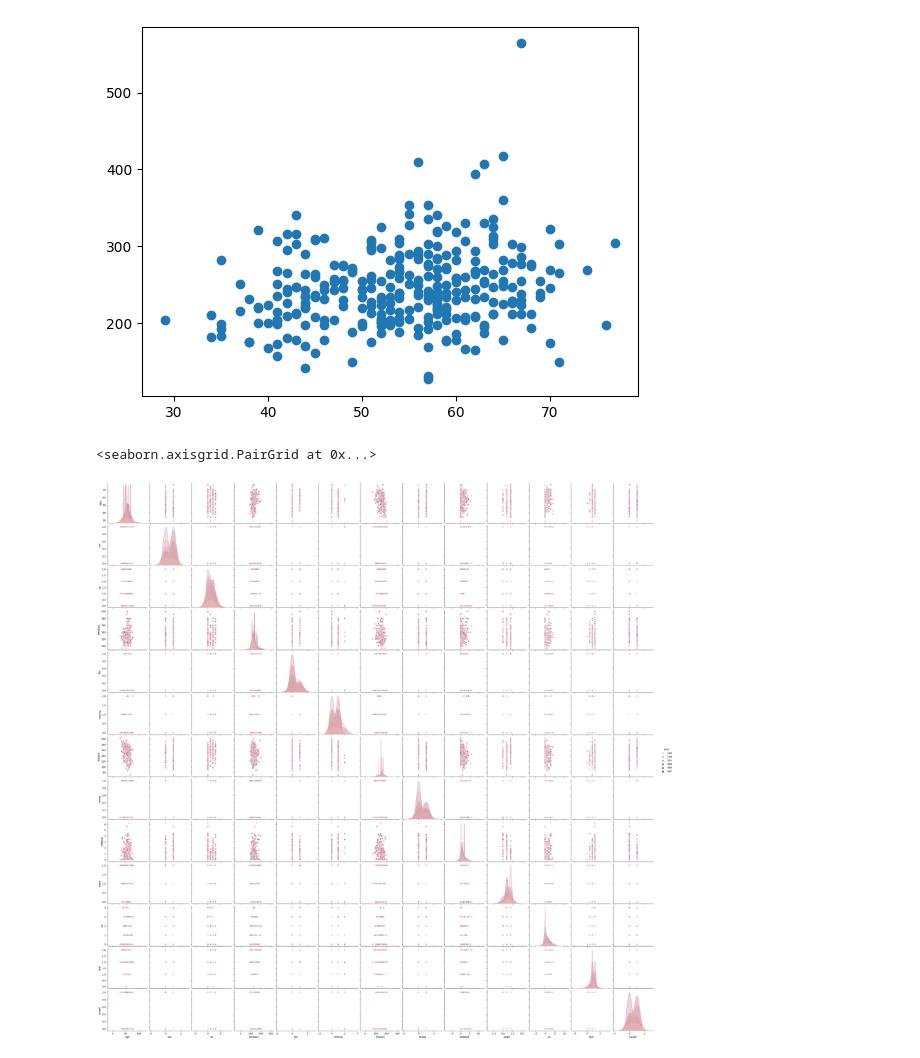
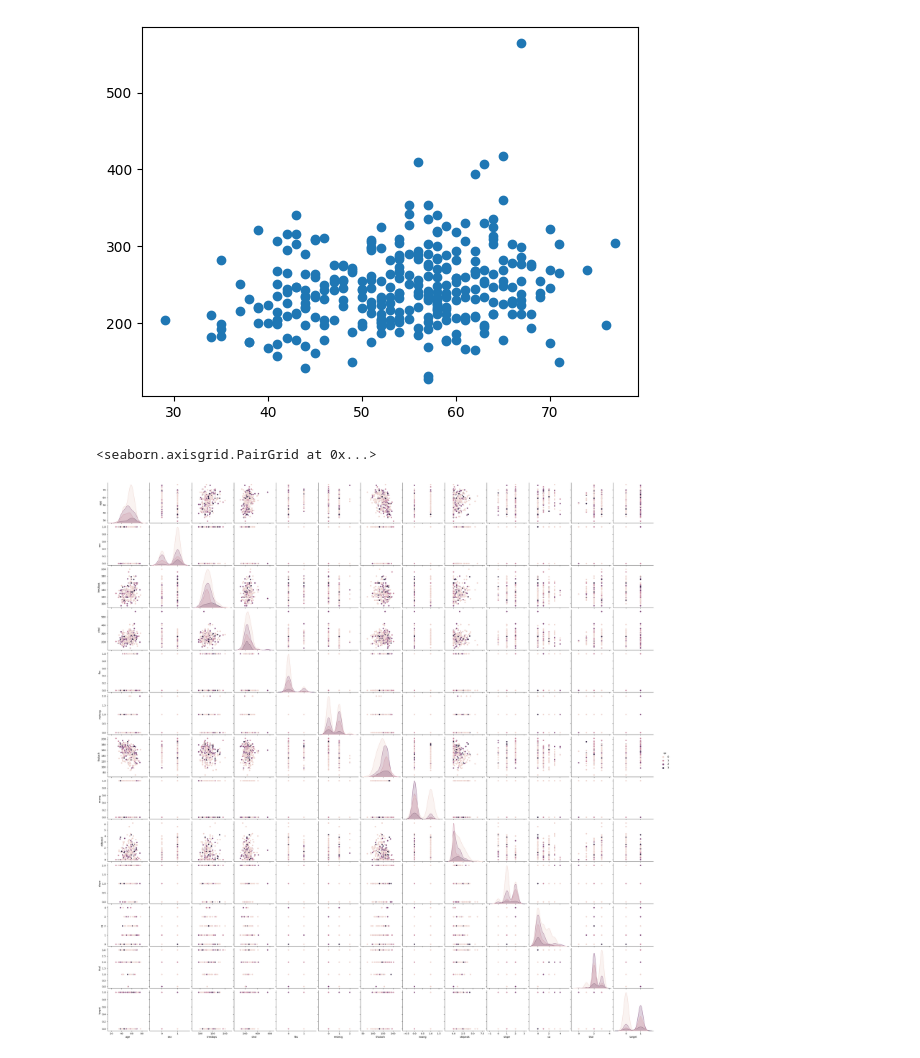
Before and after one commit to Akshita-Mendon/ML_model, a Jupyter notebook: heart_disease.ipynb, the cells around one changed output. Drawn from its saved outputs; the diff is of its cells as text; code cells hidden in the pictures.

```diff
--- a/heart_disease.ipynb
+++ b/heart_disease.ipynb
@@ -115,8 +113,8 @@ df['sex'].unique()
 # %% [output]
 array([1, 0])
 # %%
-data_1=df.copy()
+
 from sklearn.preprocessing import LabelEncoder
 sex_enc=LabelEncoder()
-data_1['sex']=sex_enc.fit_transform(data_1['sex'])
+df['sex']=sex_enc.fit_transform(df['sex'])
 # %%
@@ -185,7 +165,7 @@ plt.scatter(data_1[['age']], data_1[['chol']])
 <matplotlib.collections.PathCollection at 0x...>
 [figure]
 # %%
-sns.pairplot(data_1, hue='chol')
+sns.pairplot(df, hue='cp')
 # %% [output]
 <seaborn.axisgrid.PairGrid at 0x...>
-[figure, old version]
+[figure, new version]
```
Also changed, not shown: parts of 12 cells of this notebook.
